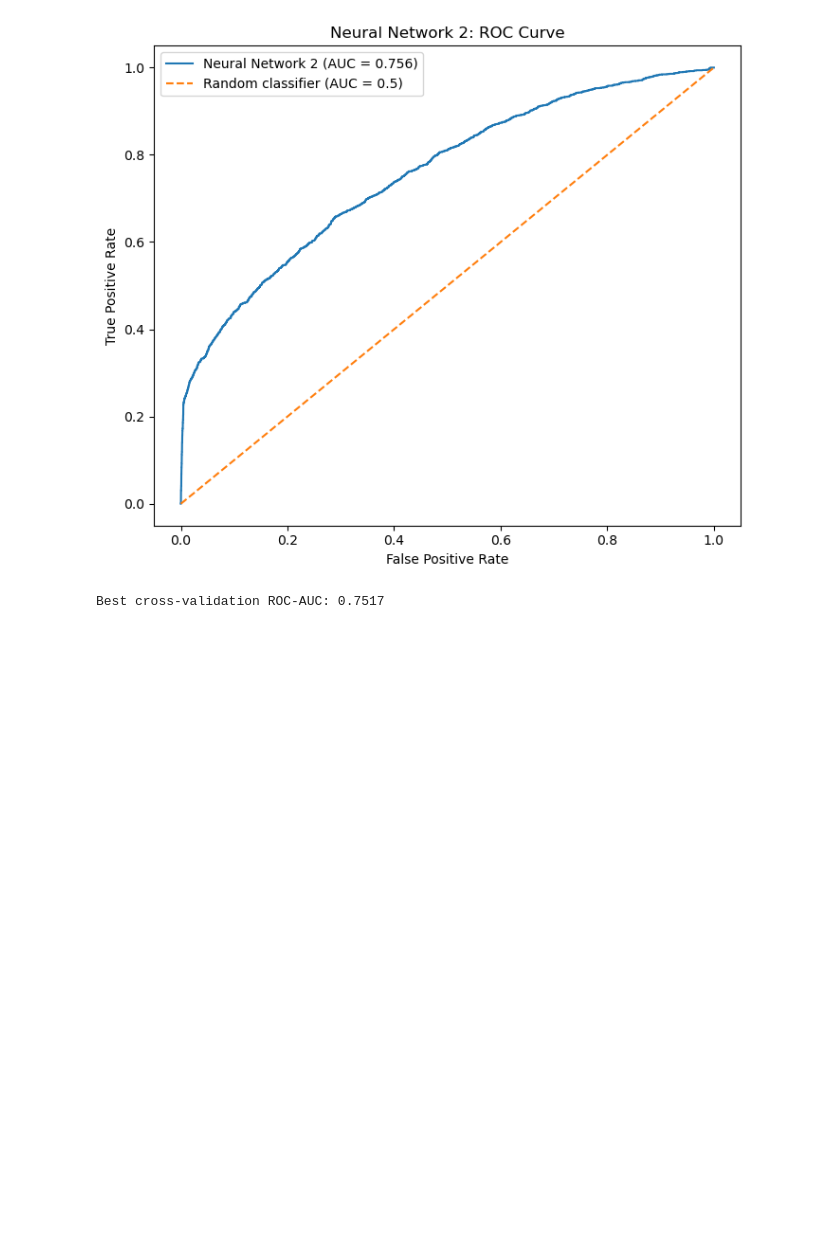
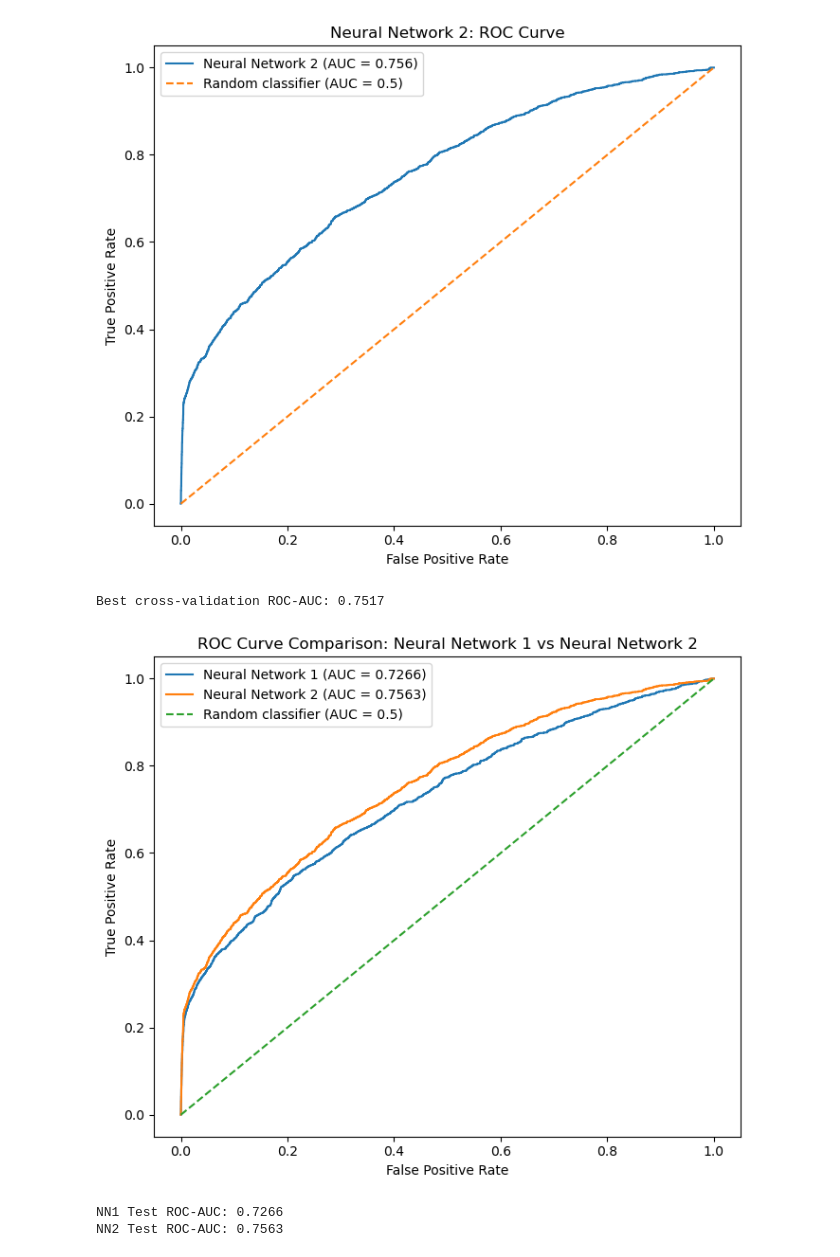
Before and after one commit to Nevi1849/IFQ580-Team-02H, a Jupyter notebook: Task_4.ipynb, the cells around one changed output. Cells and saved outputs as stored; diff of their text form; code cells hidden in the pictures; blank space fills up the shorter version.

```diff
--- a/Task_4.ipynb
+++ b/Task_4.ipynb
@@ -465,3 +496,77 @@ plt.show()
 print(f"Best cross-validation ROC-AUC: {grid_reduced.best_score_:.4f}")
 # %% [output]
 Best cross-validation ROC-AUC: 0.7517
+# %%
+# Comparison of NN1 and NN2 ROC curves. #
+
+# NN1 - full feature model #
+y_test_prob_full = best_nn_full.predict_proba(
+    X_test_scaled
+)[:, 1]
+
+fpr_full, tpr_full, _ = roc_curve(
+    y_test,
+    y_test_prob_full
+)
+
+auc_full = roc_auc_score(
+    y_test,
+    y_test_prob_full
+)
+
+# NN2 - reduced feature model #
+y_test_prob_reduced = best_nn_reduced.predict_proba(
+    X_test_reduced_scaled
+)[:, 1]
+
+fpr_reduced, tpr_reduced, _ = roc_curve(
+    y_test,
+    y_test_prob_reduced
+)
+
+auc_reduced = roc_auc_score(
+    y_test,
+    y_test_prob_reduced
+)
+
+# Plot ROC curves for both NN1 and NN2. #
+
+plt.figure(figsize=(7, 6))
+
+plt.plot(
+    fpr_full,
+    tpr_full,
+    label=f'Neural Network 1 (AUC = {auc_full:.4f})'
+)
+
+
+plt.plot(
+    fpr_reduced,
+    tpr_reduced,
+    label=f'Neural Network 2 (AUC = {auc_reduced:.4f})'
+)
+
+# Random classifier line #
+plt.plot(
+    [0, 1],
+    [0, 1],
+    linestyle='--',
+    label='Random classifier (AUC = 0.5)'
+)
+
+
+plt.xlabel('False Positive Rate')
+plt.ylabel('True Positive Rate')
+plt.title('ROC Curve Comparison: Neural Network 1 vs Neural Network 2')
+plt.legend()
+
+plt.tight_layout()
+plt.show()
+
+# Print comparison scores for both models #
+print(f"NN1 Test ROC-AUC: {auc_full:.4f}")
+print(f"NN2 Test ROC-AUC: {auc_reduced:.4f}")
+# %% [output]
+[figure, added]
+NN1 Test ROC-AUC: 0.7266
+NN2 Test ROC-AUC: 0.7563
```
Also changed, not shown: parts of 3 cells of this notebook.
